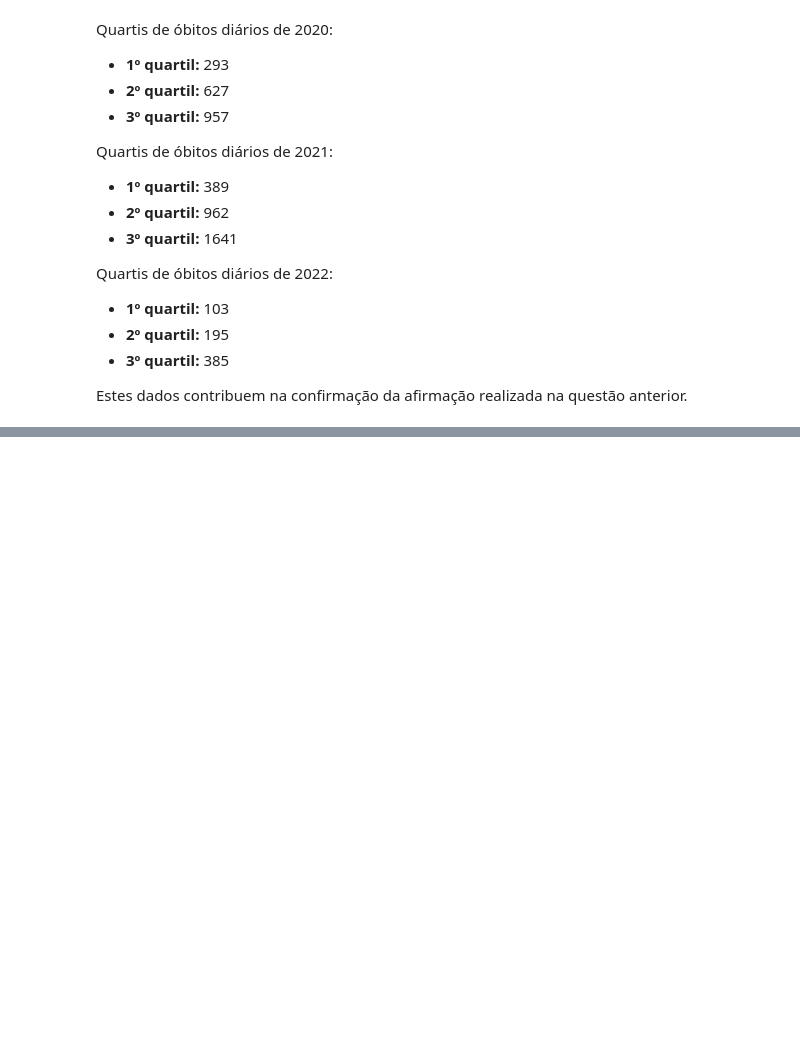
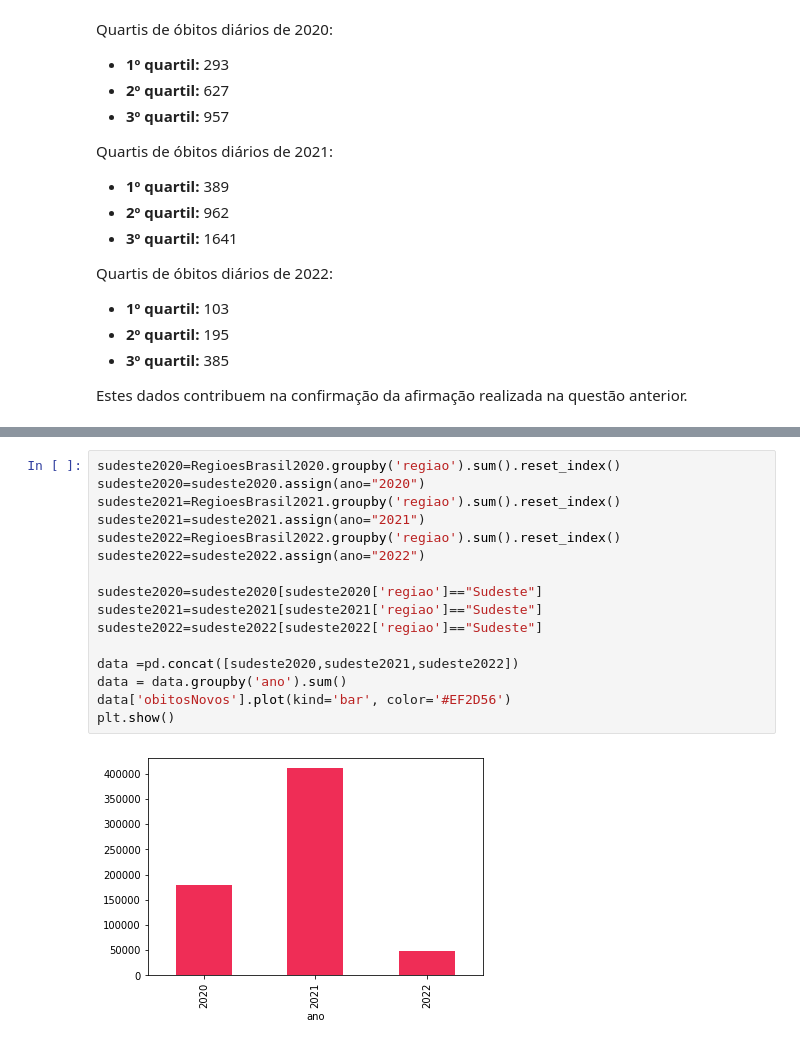
Before and after one commit to GabriellMiranda/TP-Dados-Analise-de-dados-de-covid, a Jupyter notebook: Trabalho_de_Dados.ipynb, the cells around one changed output, grey strips where cells are left out. Saved outputs shown, nothing was run; the diff lists cells and outputs as text; blank space fills up the shorter version.

```diff
--- a/Trabalho_de_Dados.ipynb
+++ b/Trabalho_de_Dados.ipynb
@@ -963,0 +967,18 @@ Observando o gráfico de pizza acima podemos concluir que os óbitos são maiore
+# %%
+sudeste2020=RegioesBrasil2020.groupby('regiao').sum().reset_index()
+sudeste2020=sudeste2020.assign(ano="2020")
+sudeste2021=RegioesBrasil2021.groupby('regiao').sum().reset_index()
+sudeste2021=sudeste2021.assign(ano="2021")
+sudeste2022=RegioesBrasil2022.groupby('regiao').sum().reset_index()
+sudeste2022=sudeste2022.assign(ano="2022")
+
+sudeste2020=sudeste2020[sudeste2020['regiao']=="Sudeste"]
+sudeste2021=sudeste2021[sudeste2021['regiao']=="Sudeste"]
+sudeste2022=sudeste2022[sudeste2022['regiao']=="Sudeste"]
+
+data =pd.concat([sudeste2020,sudeste2021,sudeste2022])
+data = data.groupby('ano').sum()
+data['obitosNovos'].plot(kind='bar', color='#EF2D56')
+plt.show()
+# %% [output]
+[figure, added]
```
Also changed, not shown: parts of 9 cells of this notebook.
